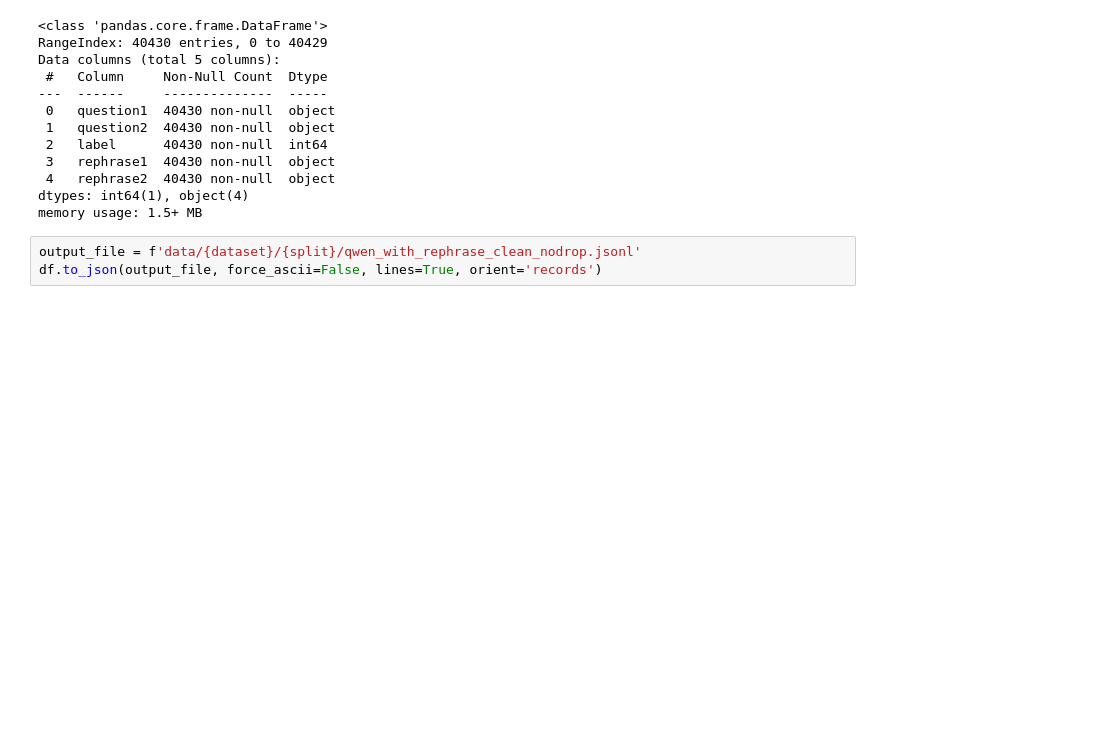
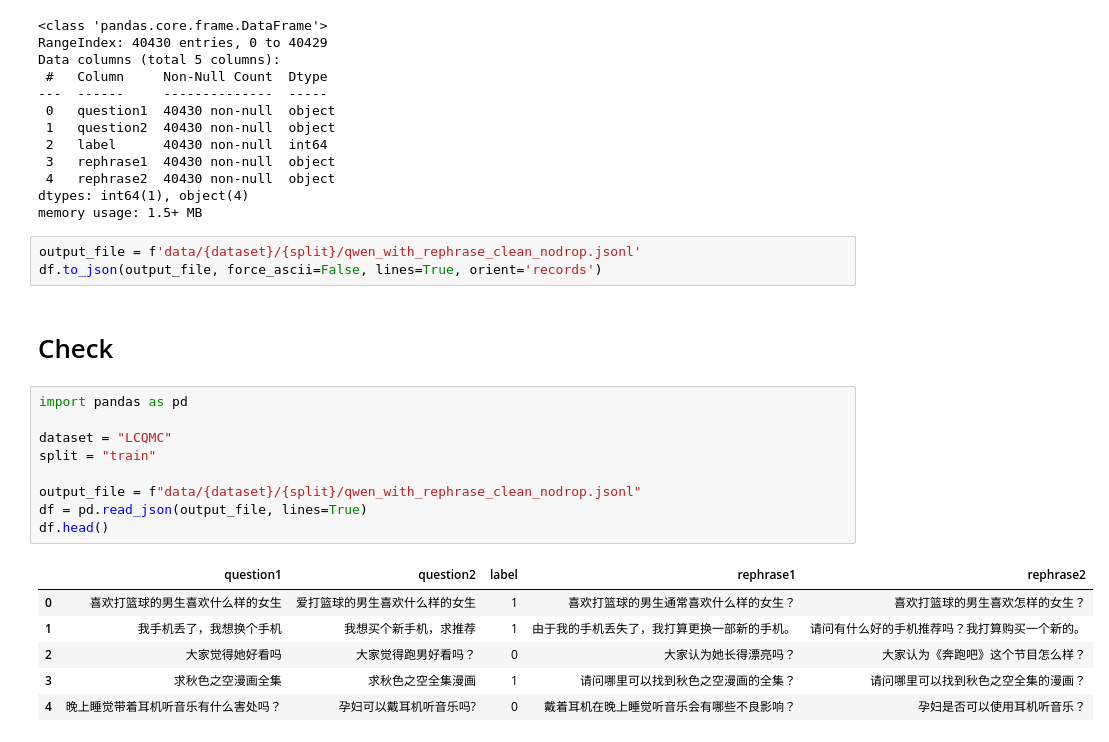
Before and after one commit to JJVVVV/CCSL, a Jupyter notebook: preparation.ipynb, the cells around one changed output. Drawn from its saved outputs; the diff is of its cells as text; blank space fills up the shorter version.

```diff
--- a/preparation.ipynb
+++ b/preparation.ipynb
@@ -595,3 +595,21 @@ memory usage: 1.5+ MB
 # %%
 output_file = f'data/{dataset}/{split}/qwen_with_rephrase_clean_nodrop.jsonl'
 df.to_json(output_file, force_ascii=False, lines=True, orient='records')
+# %% [markdown]
+# Check
+# %%
+import pandas as pd
+
+dataset = "LCQMC"
+split = "train"
+
+output_file = f"data/{dataset}/{split}/qwen_with_rephrase_clean_nodrop.jsonl"
+df = pd.read_json(output_file, lines=True)
+df.head()
+# %% [output]
+|  | question1 | question2 | label | rephrase1 | rephrase2 |
+| 0 | 喜欢打篮球的男生喜欢什么样的女生 | 爱打篮球的男生喜欢什么样的女生 | 1 | 喜欢打篮球的男生通常喜欢什么样的女生？ | 喜欢打篮球的男生喜欢怎样的女生？ |
+| 1 | 我手机丢了，我想换个手机 | 我想买个新手机，求推荐 | 1 | 由于我的手机丢失了，我打算更换一部新的手机。 | 请问有什么好的手机推荐吗？我打算购买一个新的。 |
+| 2 | 大家觉得她好看吗 | 大家觉得跑男好看吗？ | 0 | 大家认为她长得漂亮吗？ | 大家认为《奔跑吧》这个节目怎么样？ |
+| 3 | 求秋色之空漫画全集 | 求秋色之空全集漫画 | 1 | 请问哪里可以找到秋色之空漫画的全集？ | 请问哪里可以找到秋色之空全集的漫画？ |
+| 4 | 晚上睡觉带着耳机听音乐有什么害处吗？ | 孕妇可以戴耳机听音乐吗? | 0 | 戴着耳机在晚上睡觉听音乐会有哪些不良影响？ | 孕妇是否可以使用耳机听音乐？ |
```
Also changed, not shown: parts of 5 cells of this notebook, 2 other files.
